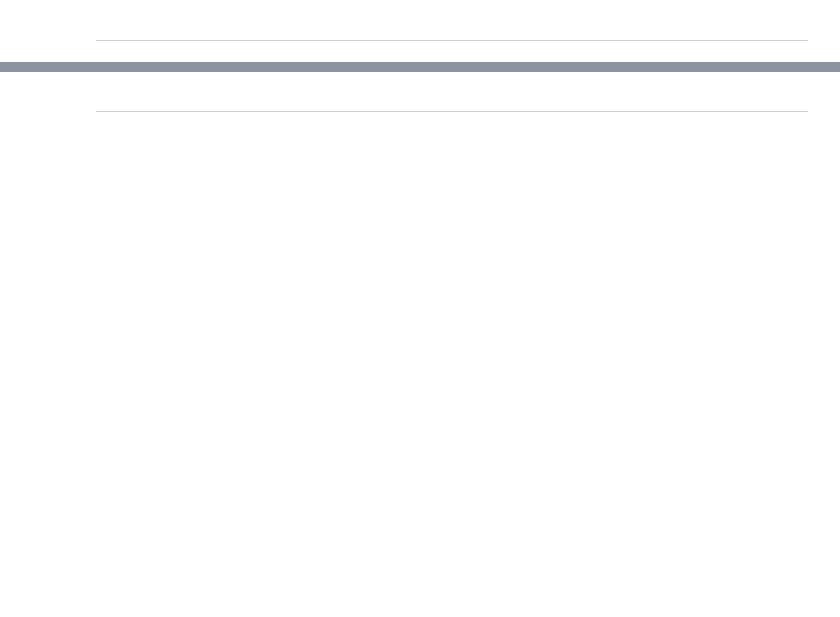
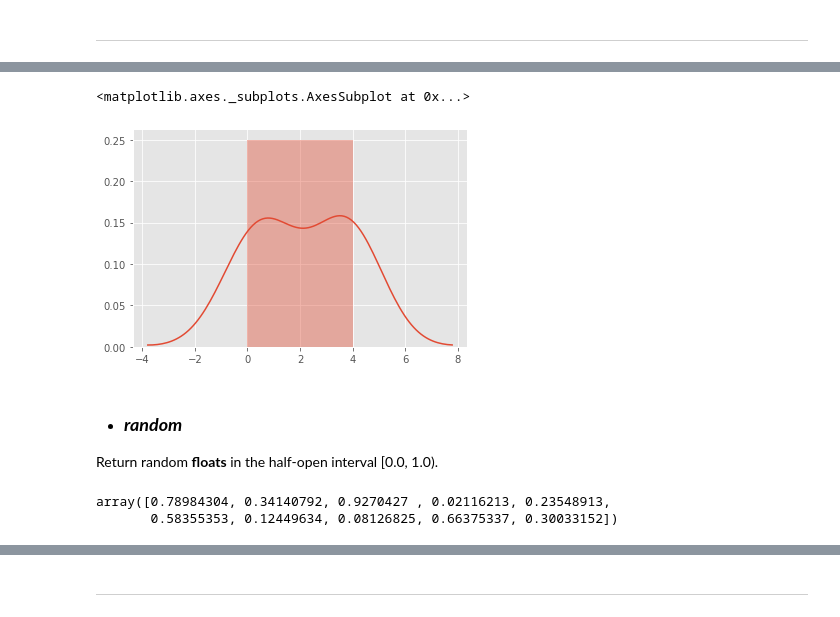
Before and after one commit to G00387867/numpy-random, a Jupyter notebook: numpy-random.ipynb, the cells around one changed output, grey strips where cells are left out. Saved outputs shown, nothing was run; the diff lists cells and outputs as text; code cells hidden in the pictures; blank space fills up the shorter version.

```diff
--- a/numpy-random.ipynb
+++ b/numpy-random.ipynb
@@ -12,0 +54,14 @@ This is an exploration of the numpy.random routine within the **_`NumPy Package`
+# %%
+sns.distplot(x)
+# %% [output]
+<matplotlib.axes._subplots.AxesSubplot at 0x...>
+[figure, added]
+# %% [markdown]
+- ### ***random***
+Return random **floats** in the half-open interval [0.0, 1.0).
+# %%
+x = rng.random(10)
+x
+# %% [output]
+array([0.78984304, 0.34140792, 0.9270427 , 0.02116213, 0.23548913,
+       0.58355353, 0.12449634, 0.08126825, 0.66375337, 0.30033152])
```
Also changed, not shown: parts of 36 cells of this notebook.
